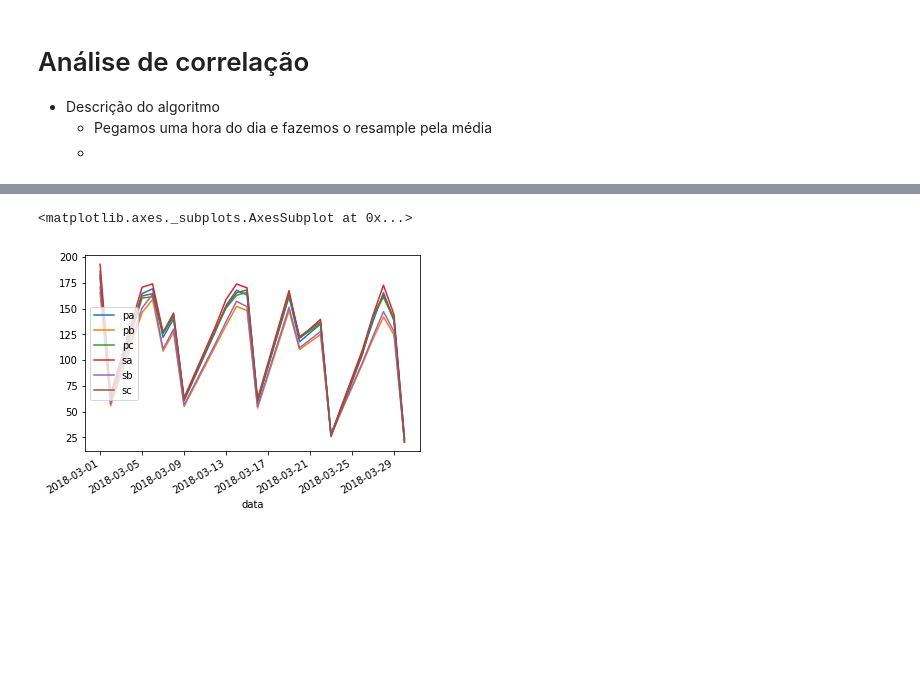
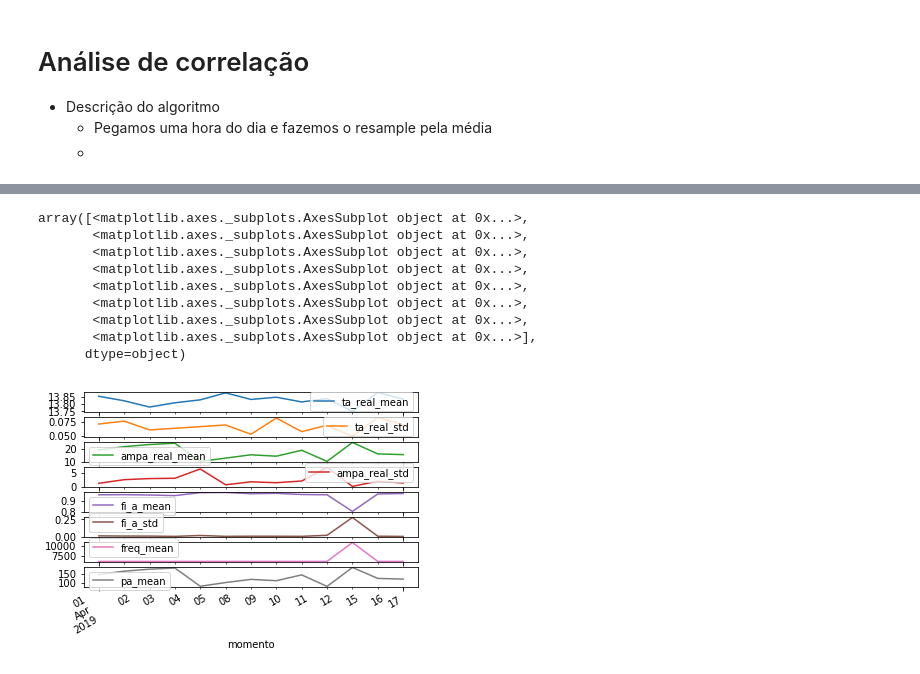
Before and after one commit to LeonardoSanBenitez/Loris-Industrial-Intelligence, a Jupyter notebook: pythonCodes/04 - Correlation analysis/Correlation analysis.ipynb, the cells around one changed output, grey strips where cells are left out. Cells and saved outputs as stored; diff of their text form; code cells hidden in the pictures; blank space fills up the shorter version.

```diff
--- a/pythonCodes/04 - Correlation analysis/Correlation analysis.ipynb
+++ b/pythonCodes/04 - Correlation analysis/Correlation analysis.ipynb
@@ -39,8 +53,23 @@ raw
-# %%
-A1 = raw.between_time('18:00:00', '18:59:59').resample('B').mean()
-A1 = A1.dropna()
-A1['2018-03-01' : '2018-04-01'].plot()
-# %% [output]
-<matplotlib.axes._subplots.AxesSubplot at 0x...>
-[figure, removed]
+# %%
+resampled = raw.between_time('18:00:00', '18:59:59').resample('B').agg({
+    'ta_real': ['mean', 'std'],
+    'ampa_real': ['mean', 'std'],
+    'fi_a': ['mean', 'std'],
+    'freq': ['mean'],
+    'pa': ['mean']
+})
+resampled.columns = resampled.columns.map('_'.join)
+resampled = resampled.dropna()
+resampled.plot(subplots=True)
+# %% [output]
+array([<matplotlib.axes._subplots.AxesSubplot object at 0x...>,
+       <matplotlib.axes._subplots.AxesSubplot object at 0x...>,
+       <matplotlib.axes._subplots.AxesSubplot object at 0x...>,
+       <matplotlib.axes._subplots.AxesSubplot object at 0x...>,
+       <matplotlib.axes._subplots.AxesSubplot object at 0x...>,
+       <matplotlib.axes._subplots.AxesSubplot object at 0x...>,
+       <matplotlib.axes._subplots.AxesSubplot object at 0x...>,
+       <matplotlib.axes._subplots.AxesSubplot object at 0x...>],
+      dtype=object)
+[figure, added]
 # %%
```
Also changed, not shown: parts of 5 cells of this notebook, 2 other files.
